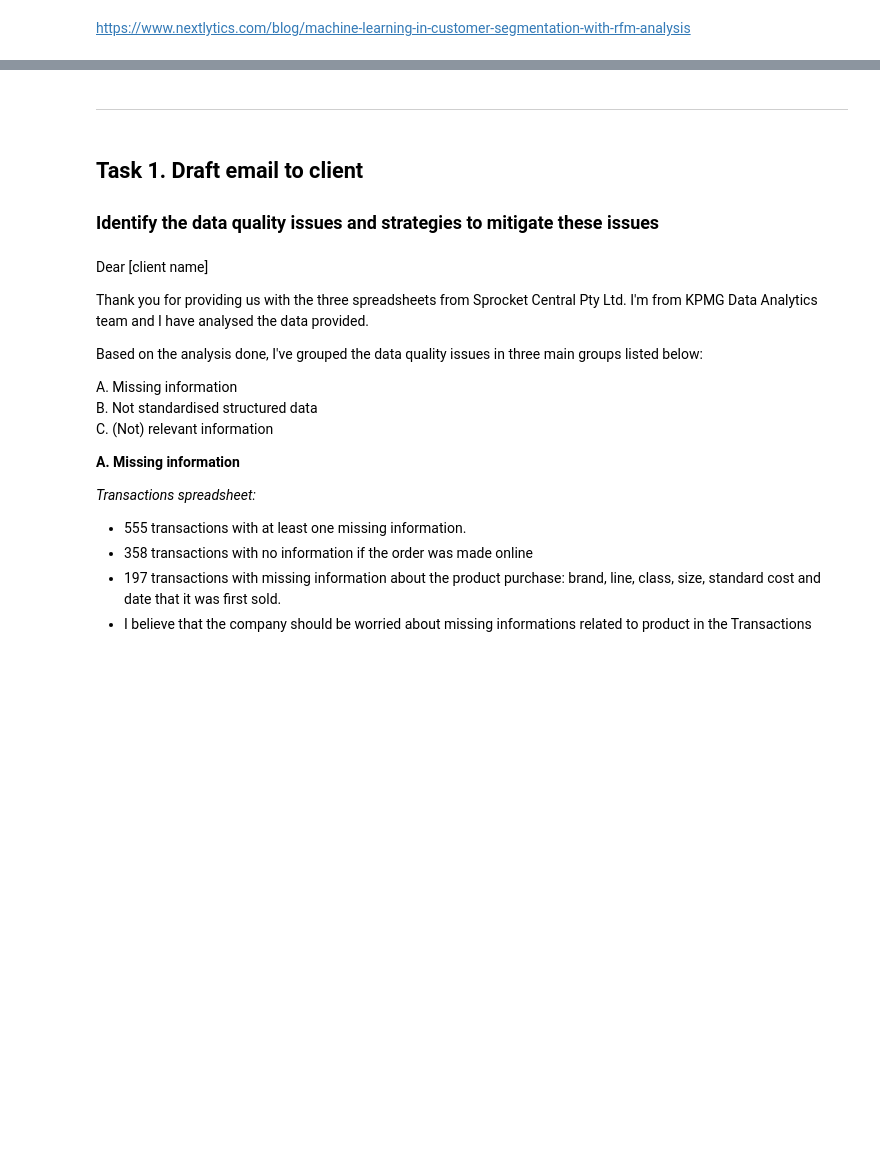
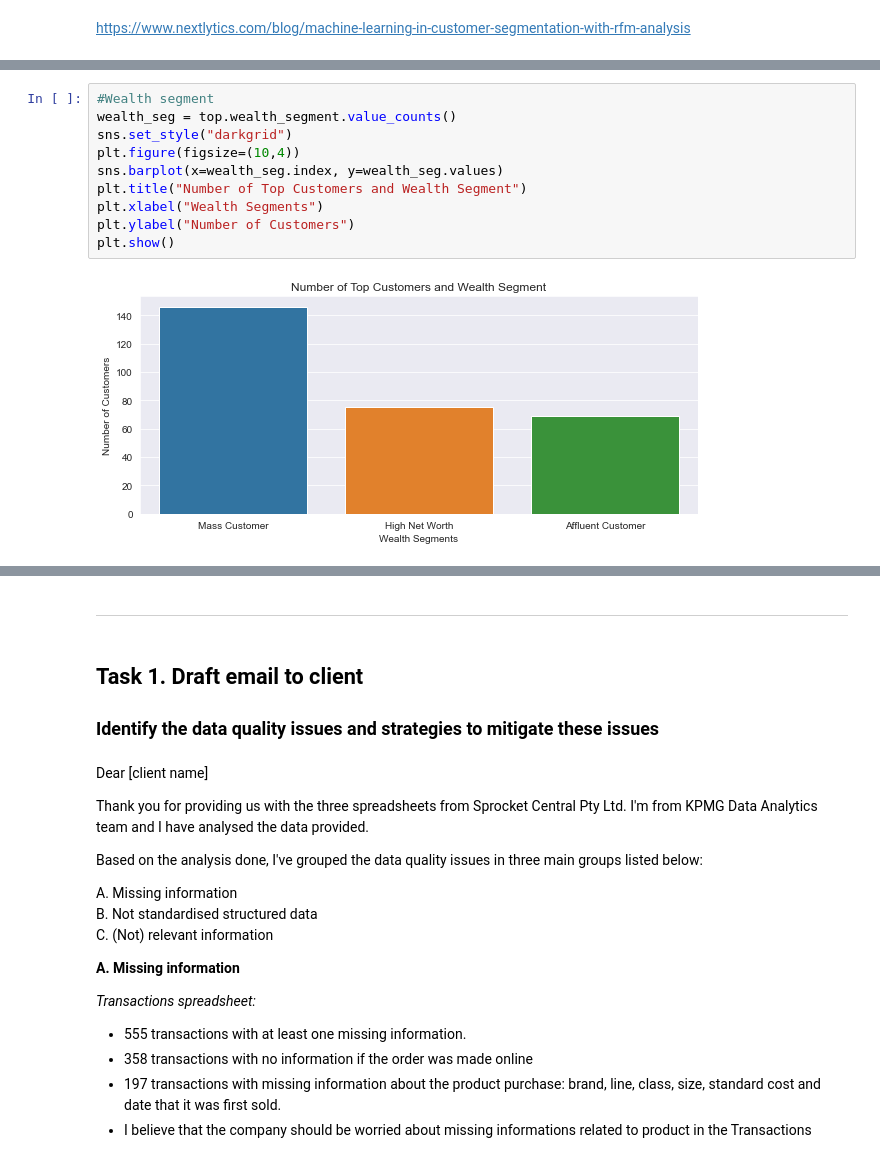
Before and after one commit to npradaschnor/KPMG-Virtual-Internship, a Jupyter notebook: KPMG_virtual_internship.ipynb, the cells around one changed output, grey strips where cells are left out. Drawn from its saved outputs; the diff is of its cells as text; blank space fills up the shorter version.

```diff
--- a/KPMG_virtual_internship.ipynb
+++ b/KPMG_virtual_internship.ipynb
@@ -2407,0 +2517,12 @@ https://www.nextlytics.com/blog/machine-learning-in-customer-segmentation-with-r
+# %%
+#Wealth segment
+wealth_seg = top.wealth_segment.value_counts()
+sns.set_style("darkgrid")
+plt.figure(figsize=(10,4))
+sns.barplot(x=wealth_seg.index, y=wealth_seg.values)
+plt.title("Number of Top Customers and Wealth Segment")
+plt.xlabel("Wealth Segments")
+plt.ylabel("Number of Customers")
+plt.show()
+# %% [output]
+[figure, added]
```
Also changed, not shown: parts of 30 cells of this notebook.
